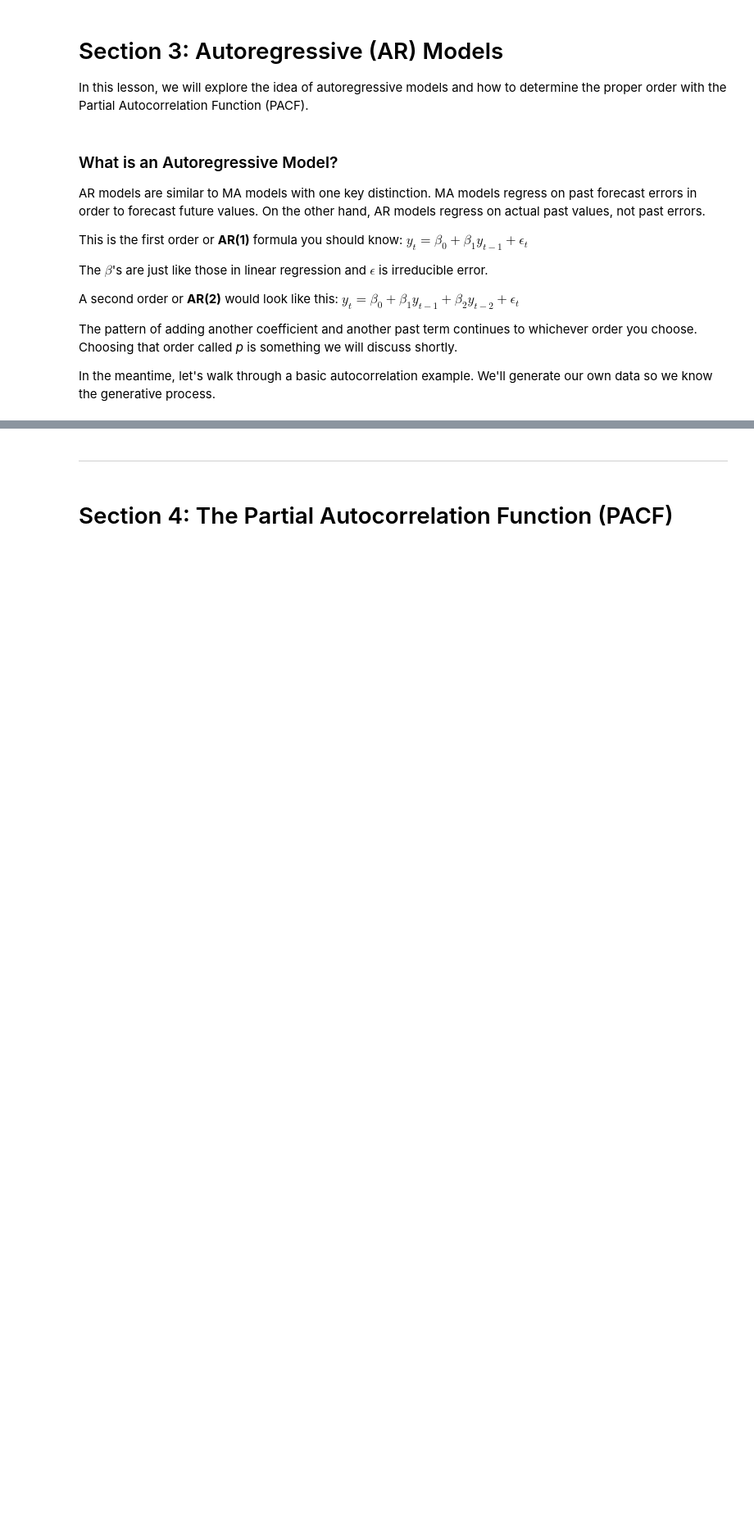
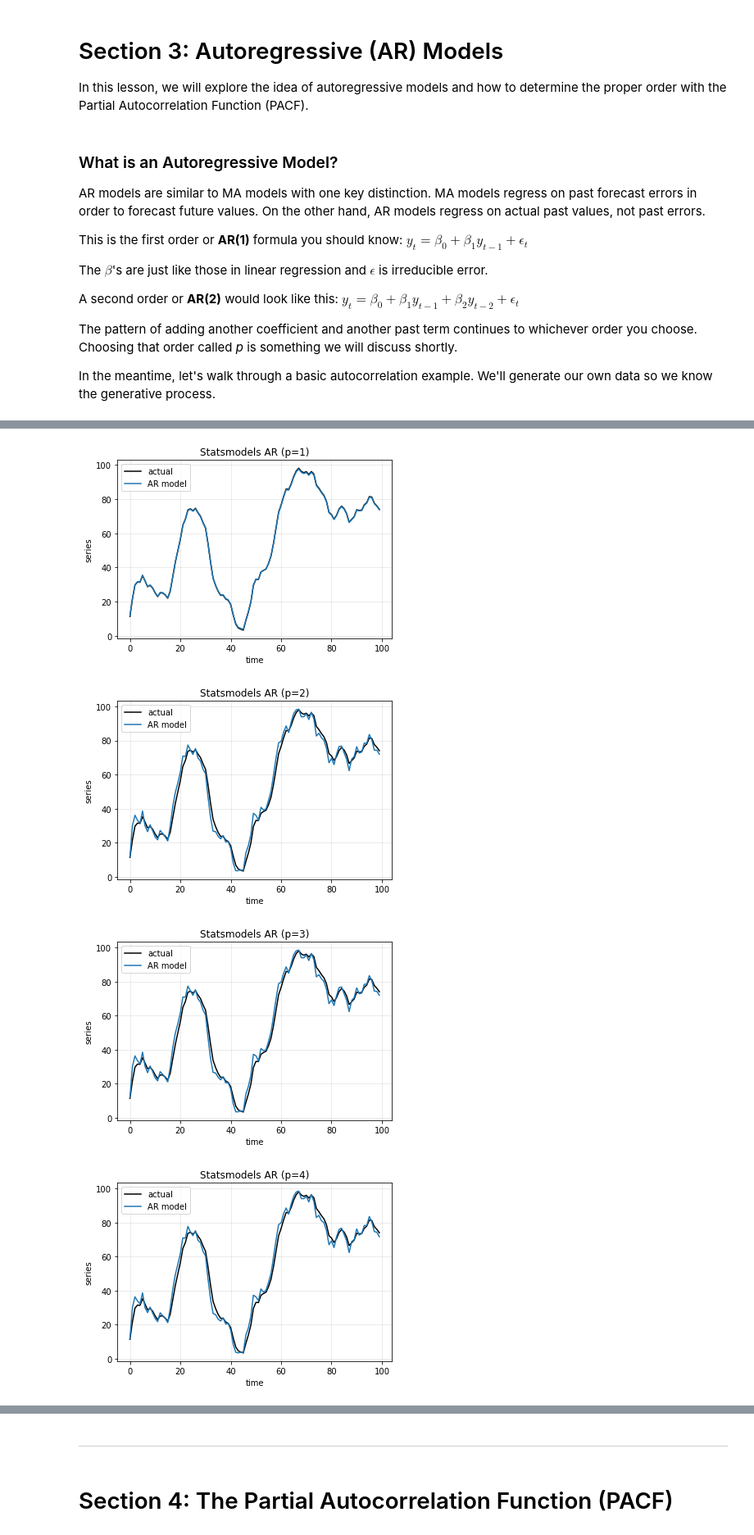
Before and after one commit to khouloudCh15/Time_series_course, a Jupyter notebook: c4/Notebooks/Autocorrelation_khouloud.ipynb, the cells around one changed output, grey strips where cells are left out. Shown: that part at 82% size. Cells and saved outputs as stored; diff of their text form; code cells hidden in the pictures; blank space fills up the shorter version.

```diff
--- a/c4/Notebooks/Autocorrelation_khouloud.ipynb
+++ b/c4/Notebooks/Autocorrelation_khouloud.ipynb
@@ -294,8 +296,13 @@ run_sequence_plot(time, lagged, title="Autocorrelated Data");
 # %%
 # plot different orders (q's)
 for i in range(1,6):
-    model = ARMA(data, (i,0)).fit()
-    run_sequence_plot(time, data, title="Statsmodels AR (p={})".format(i))
+    model = sm.tsa.arima.ARIMA(lagged, order=(i,0,0)).fit()
+    run_sequence_plot(time, lagged, title="Statsmodels AR (p={})".format(i))
     plt.plot(time, model.predict(start=1, end=100), label="AR model")
     plt.legend()
     plt.show();
+# %% [output]
+[figure, added]
+[figure, added]
+[figure, added]
+[figure, added]
```
Also changed, not shown: parts of 29 cells of this notebook.
